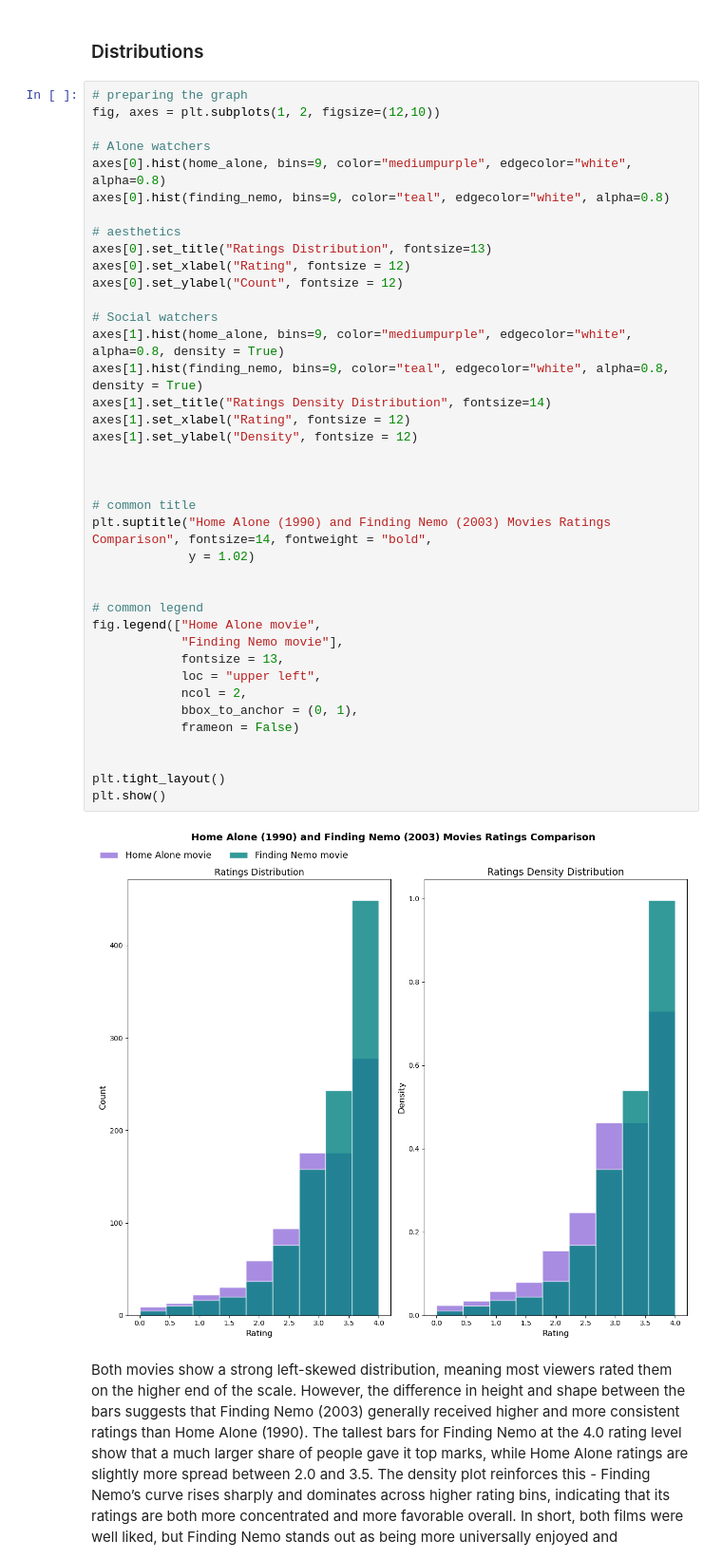
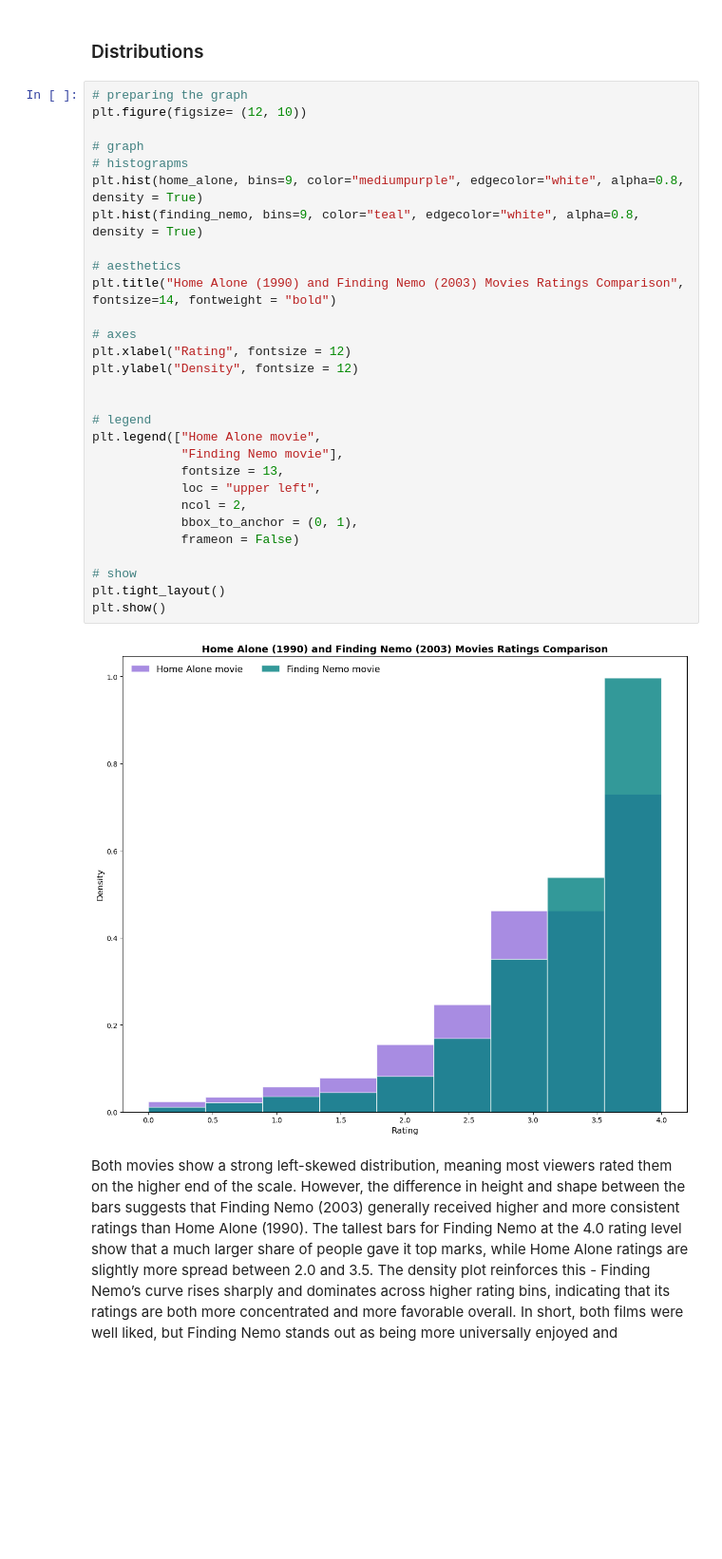
Before and after one commit to jtad96/hypothesis-testing-project, a Jupyter notebook: analyses/beibarys_questions7,8,9.ipynb, the cells around one changed output. Shown at 95% size. Saved outputs shown, nothing was run; the diff lists cells and outputs as text; blank space fills up the shorter version.

```diff
--- a/analyses/beibarys_questions7,8,9.ipynb
+++ b/analyses/beibarys_questions7,8,9.ipynb
@@ -955,45 +870,35 @@ Both movies have equal numbers of rows, so we can proceed with the analysis.
 ### Distributions
 # %%
 # preparing the graph
-fig, axes = plt.subplots(1, 2, figsize=(12,10))
+plt.figure(figsize= (12, 10))
 
-# Alone watchers
-axes[0].hist(home_alone, bins=9, color="mediumpurple", edgecolor="white", alpha=0.8)
-axes[0].hist(finding_nemo, bins=9, color="teal", edgecolor="white", alpha=0.8)
+# graph
+# histograpms
+plt.hist(home_alone, bins=9, color="mediumpurple", edgecolor="white", alpha=0.8, density = True)
+plt.hist(finding_nemo, bins=9, color="teal", edgecolor="white", alpha=0.8, density = True)
 
 # aesthetics
-axes[0].set_title("Ratings Distribution", fontsize=13)
-axes[0].set_xlabel("Rating", fontsize = 12)
-axes[0].set_ylabel("Count", fontsize = 12)
+plt.title("Home Alone (1990) and Finding Nemo (2003) Movies Ratings Comparison", fontsize=14, fontweight = "bold")
 
-# Social watchers
-axes[1].hist(home_alone, bins=9, color="mediumpurple", edgecolor="white", alpha=0.8, density = True)
-axes[1].hist(finding_nemo, bins=9, color="teal", edgecolor="white", alpha=0.8, density = True)
-axes[1].set_title("Ratings Density Distribution", fontsize=14)
-axes[1].set_xlabel("Rating", fontsize = 12)
-axes[1].set_ylabel("Density", fontsize = 12)
+# axes
+plt.xlabel("Rating", fontsize = 12)
+plt.ylabel("Density", fontsize = 12)
 
 
-
-# common title
-plt.suptitle("Home Alone (1990) and Finding Nemo (2003) Movies Ratings Comparison", fontsize=14, fontweight = "bold",
-             y = 1.02)
-
-
-# common legend
-fig.legend(["Home Alone movie",
+# legend
+plt.legend(["Home Alone movie",
             "Finding Nemo movie"],
             fontsize = 13,
             loc = "upper left",
             ncol = 2,
             bbox_to_anchor = (0, 1),
             frameon = False)
 
-
+# show
 plt.tight_layout()
 plt.show()
 # %% [output]
-[figure, old version]
+[figure, new version]
 # %% [markdown]
 Both movies show a strong left-skewed distribution, meaning most viewers rated them on the higher end of the scale. However, the difference in height and shape between the bars suggests that Finding Nemo (2003) generally received higher and more consistent ratings than Home Alone (1990). The tallest bars for Finding Nemo at the 4.0 rating level show that a much larger share of people gave it top marks, while Home Alone ratings are slightly more spread between 2.0 and 3.5. The density plot reinforces this - Finding Nemo’s curve rises sharply and dominates across higher rating bins, indicating that its ratings are both more concentrated and more favorable overall. In short, both films were well liked, but Finding Nemo stands out as being more universally enjoyed and consistently rated higher.
 
```
Also changed, not shown: parts of 66 cells of this notebook.
